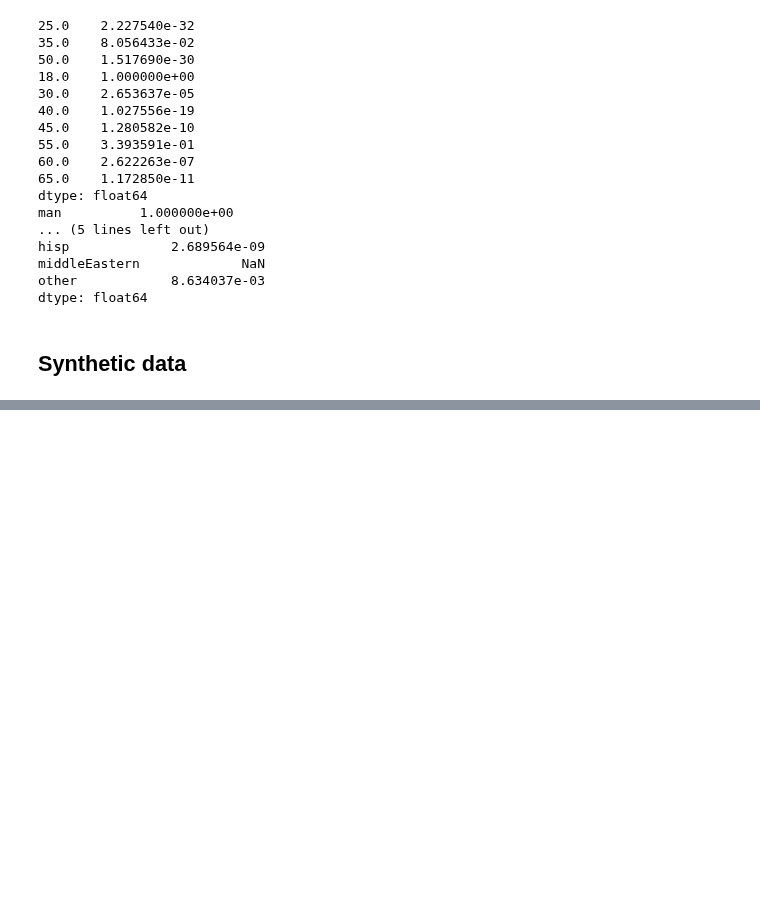
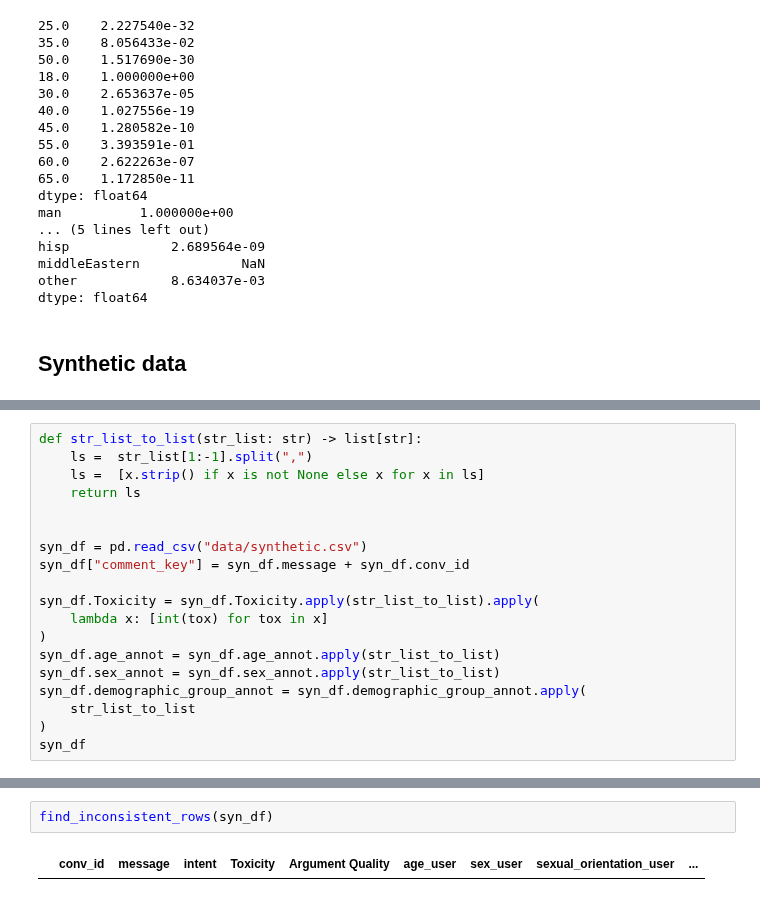
Before and after one commit to dimits-ts/aposteriori-unimodality, a Jupyter notebook: annotator_analysis.ipynb, the cells around one changed output, grey strips where cells are left out. Saved outputs shown, nothing was run; the diff lists cells and outputs as text; blank space fills up the shorter version.

Commit message:
apply analysis to synthetic data

```diff
--- a/annotator_analysis.ipynb
+++ b/annotator_analysis.ipynb
@@ -203,0 +181,19 @@ syn_df
+# %%
+def str_list_to_list(str_list: str) -> list[str]:
+    ls =  str_list[1:-1].split(",")
+    ls =  [x.strip() if x is not None else x for x in ls]
+    return ls
+
+
+syn_df = pd.read_csv("data/synthetic.csv")
+syn_df["comment_key"] = syn_df.message + syn_df.conv_id
+
+syn_df.Toxicity = syn_df.Toxicity.apply(str_list_to_list).apply(
+    lambda x: [int(tox) for tox in x]
+)
+syn_df.age_annot = syn_df.age_annot.apply(str_list_to_list)
+syn_df.sex_annot = syn_df.sex_annot.apply(str_list_to_list)
+syn_df.demographic_group_annot = syn_df.demographic_group_annot.apply(
+    str_list_to_list
+)
+syn_df
@@ -203,0 +214,4 @@ syn_df
+# %%
+find_inconsistent_rows(syn_df)
+# %% [output]
+|  | conv_id | message | intent | Toxicity | Argument Quality | age_user | sex_user | sexual_orientation_user | ... |
```
Also changed, not shown: parts of 6 cells of this notebook.
